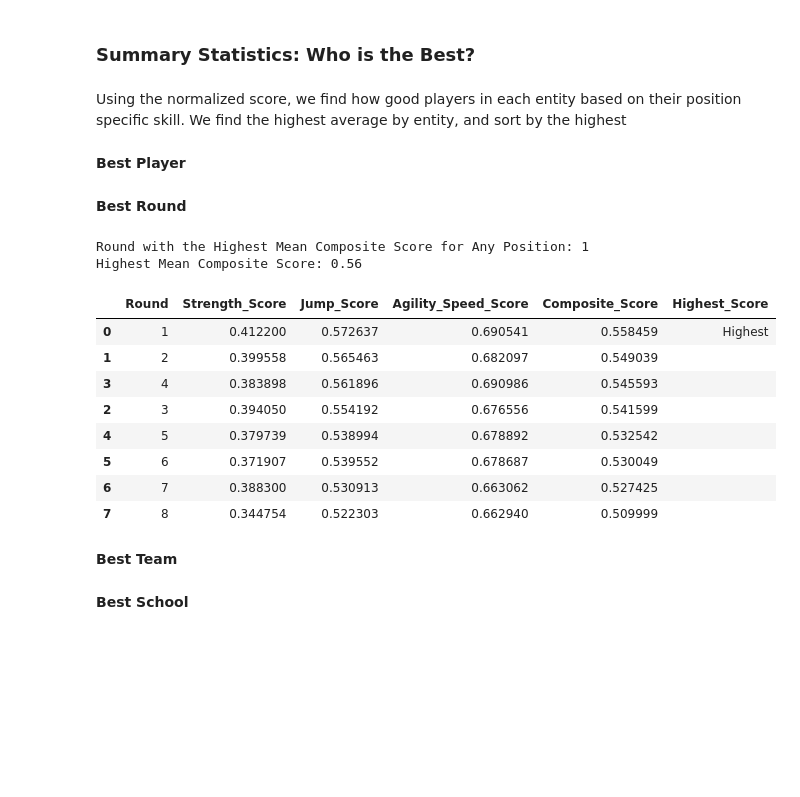
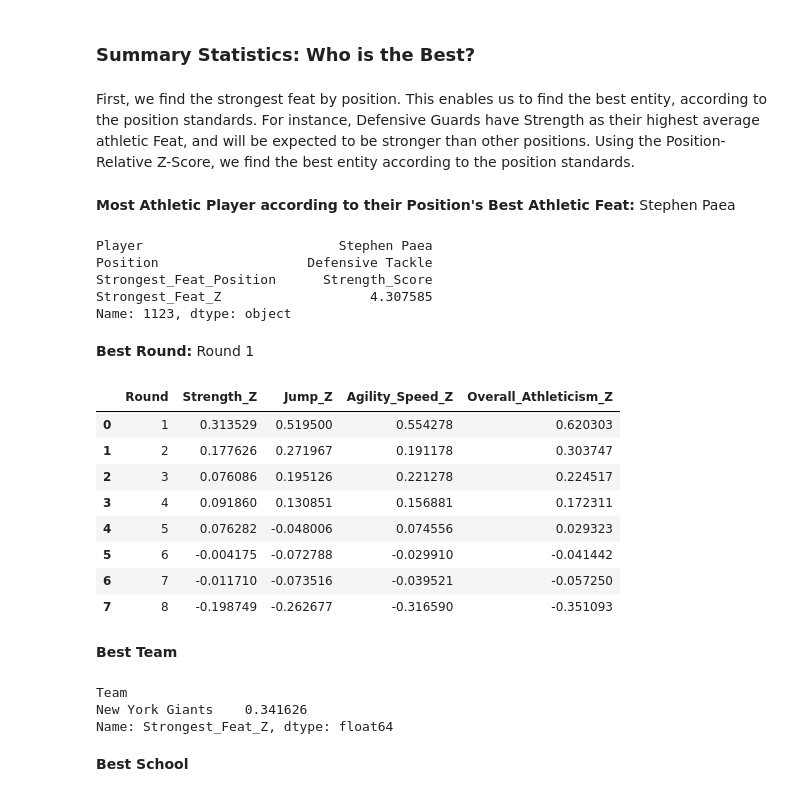
Before and after one commit to Gregcrooks75/NFL_analysis, a Jupyter notebook: NFL Project.ipynb, the cells around one changed output. Saved outputs shown, nothing was run; the diff lists cells and outputs as text; code cells hidden in the pictures; blank space fills up the shorter version.

```diff
--- a/NFL Project.ipynb
+++ b/NFL Project.ipynb
@@ -1637,54 +1305,72 @@ highlighted_df
 # %% [markdown]
 ### Summary Statistics: Who is the Best?
-# %% [markdown]
-Using the normalized score, we find how good players in each entity based on their position specific skill. We find the highest average by entity, and sort by the highest
+# %% [markdown]
+First, we find the strongest feat by position. This enables us to find the best entity, according to the position standards. For instance, Defensive Guards have Strength as their highest average athletic Feat, and will be expected to be stronger than other positions. Using the Position-Relative Z-Score, we find the best entity according to the position standards.
+# %% [markdown]
+<b> Most Athletic Player according to their Position's Best Athletic Feat:</b> Stephen Paea
+# %%
+
+# Determine the Z-score to use based on the 'Strongest_Feat_Position' column
+df['Strongest_Feat_Z'] = np.where(
+    df['Strongest_Feat_Position'] == 'Agility_Speed_Score',
+    df['Agility_Speed_Z'],
+    df['Strength_Z']
+)
+
+# Find the player with the highest Z-score for their strongest feat
+max_z_score_row = df.loc[df['Strongest_Feat_Z'].idxmax()]
+
+# Display the player details with the highest Z-score
+print(max_z_score_row[['Player', 'Position', 'Strongest_Feat_Position', 'Strongest_Feat_Z']])
+# %% [output]
+Player                         Stephen Paea
+Position                   Defensive Tackle
+Strongest_Feat_Position      Strength_Score
+Strongest_Feat_Z                   4.307585
+Name: 1123, dtype: object
 # %% [markdown]
-<b> Best Player</b>
+<b> Best Round:</b> Round 1
-# %% [markdown]
-<b> Best Round</b>
 # %%
 import pandas as pd
 
 # Assuming 'df' is your DataFrame and already contains the 'Composite_Score' column
 
 # List of the columns to analyze
-columns_to_analyze = ['Strength_Score', 'Jump_Score', 'Agility_Speed_Score']
+columns_to_analyze = ['Strength_Z', 'Jump_Z', 'Agility_Speed_Z', 'Overall_Athleticism_Z']
 
 # Group by 'Round' and calculate the mean for each of the selected columns
-round_means = df.groupby('Round')[columns_to_analyze + ['Composite_Score']].mean()
-
-# Find the round with the highest mean composite score
-highest_mean_composite_score_round = round_means['Composite_Score'].idxmax()
-highest_mean_composite_score_value = round_means['Composite_Score'].max()
+round_means = df.groupby('Round')[columns_to_analyze ].mean()
 
 # Create a DataFrame to display all rounds and their mean scores
 round_scores_df = round_means.reset_index()
 
-# Add a column to indicate the round with the highest composite score
-round_scores_df['Highest_Score'] = round_scores_df['Round'].apply(
-    lambda x: 'Highest' if x == highest_mean_composite_score_round else '')
+# Sort the DataFrame by the composite score in descending order
+round_scores_df = round_scores_df.sort_values(by='Overall_Athleticism_Z', ascending=False)
 
-# Sort the DataFrame by the composite score in descending order
-round_scores_df = round_scores_df.sort_values(by='Composite_Score', ascending=False)
-
-# Display the DataFrame with all rounds and their scores
-print(f"Round with the Highest Mean Composite Score for Any Position: {highest_mean_composite_score_round}")
-print(f"Highest Mean Composite Score: {highest_mean_composite_score_value:.2f}")
 
 round_scores_df.head(10)  # Display the top 10 rounds
 # %% [output]
-Round with the Highest Mean Composite Score for Any Position: 1
-Highest Mean Composite Score: 0.56
-|  | Round | Strength_Score | Jump_Score | Agility_Speed_Score | Composite_Score | Highest_Score |
-| 0 | 1 | 0.412200 | 0.572637 | 0.690541 | 0.558459 | Highest |
-| 1 | 2 | 0.399558 | 0.565463 | 0.682097 | 0.549039 |  |
-| 3 | 4 | 0.383898 | 0.561896 | 0.690986 | 0.545593 |  |
-| 2 | 3 | 0.394050 | 0.554192 | 0.676556 | 0.541599 |  |
-| 4 | 5 | 0.379739 | 0.538994 | 0.678892 | 0.532542 |  |
-| 5 | 6 | 0.371907 | 0.539552 | 0.678687 | 0.530049 |  |
-| 6 | 7 | 0.388300 | 0.530913 | 0.663062 | 0.527425 |  |
-| 7 | 8 | 0.344754 | 0.522303 | 0.662940 | 0.509999 |  |
+|  | Round | Strength_Z | Jump_Z | Agility_Speed_Z | Overall_Athleticism_Z |
+| 0 | 1 | 0.313529 | 0.519500 | 0.554278 | 0.620303 |
+| 1 | 2 | 0.177626 | 0.271967 | 0.191178 | 0.303747 |
+| 2 | 3 | 0.076086 | 0.195126 | 0.221278 | 0.224517 |
+| 3 | 4 | 0.091860 | 0.130851 | 0.156881 | 0.172311 |
+| 4 | 5 | 0.076282 | -0.048006 | 0.074556 | 0.029323 |
+| 5 | 6 | -0.004175 | -0.072788 | -0.029910 | -0.041442 |
+| 6 | 7 | -0.011710 | -0.073516 | -0.039521 | -0.057250 |
+| 7 | 8 | -0.198749 | -0.262677 | -0.316590 | -0.351093 |
 # %% [markdown]
 <b> Best Team</b>
+# %%
+
+# Calculate the average Z-score for each team
+team_avg_z_scores = df.groupby('Team')['Strongest_Feat_Z'].mean().sort_values(ascending=False)
+
+# Display the teams ranked by their average Z-score
+team_avg_z_scores[:1]
+# %% [output]
+Team
+New York Giants    0.341626
+Name: Strongest_Feat_Z, dtype: float64
 # %% [markdown]
 <b> Best School</b>
```
Also changed, not shown: parts of 63 cells of this notebook.
